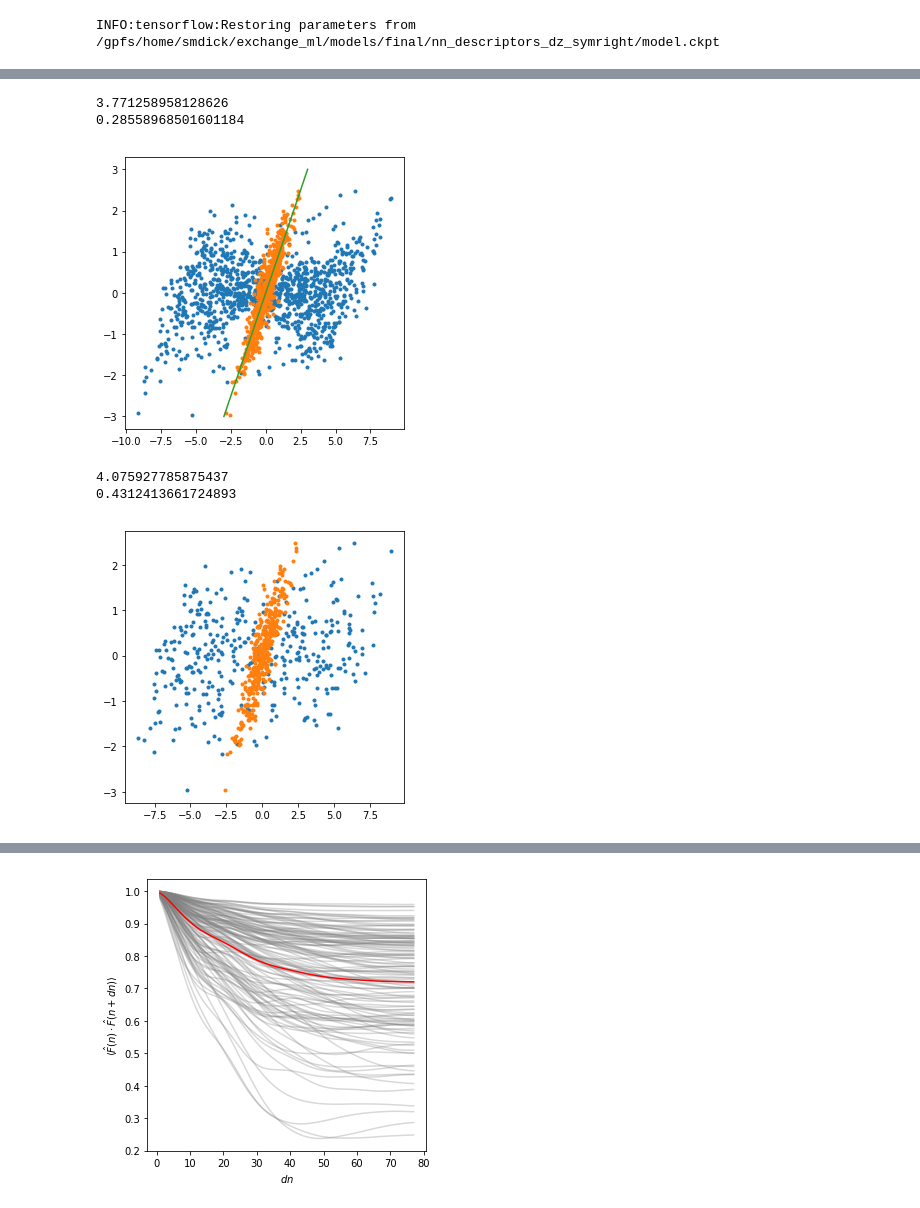
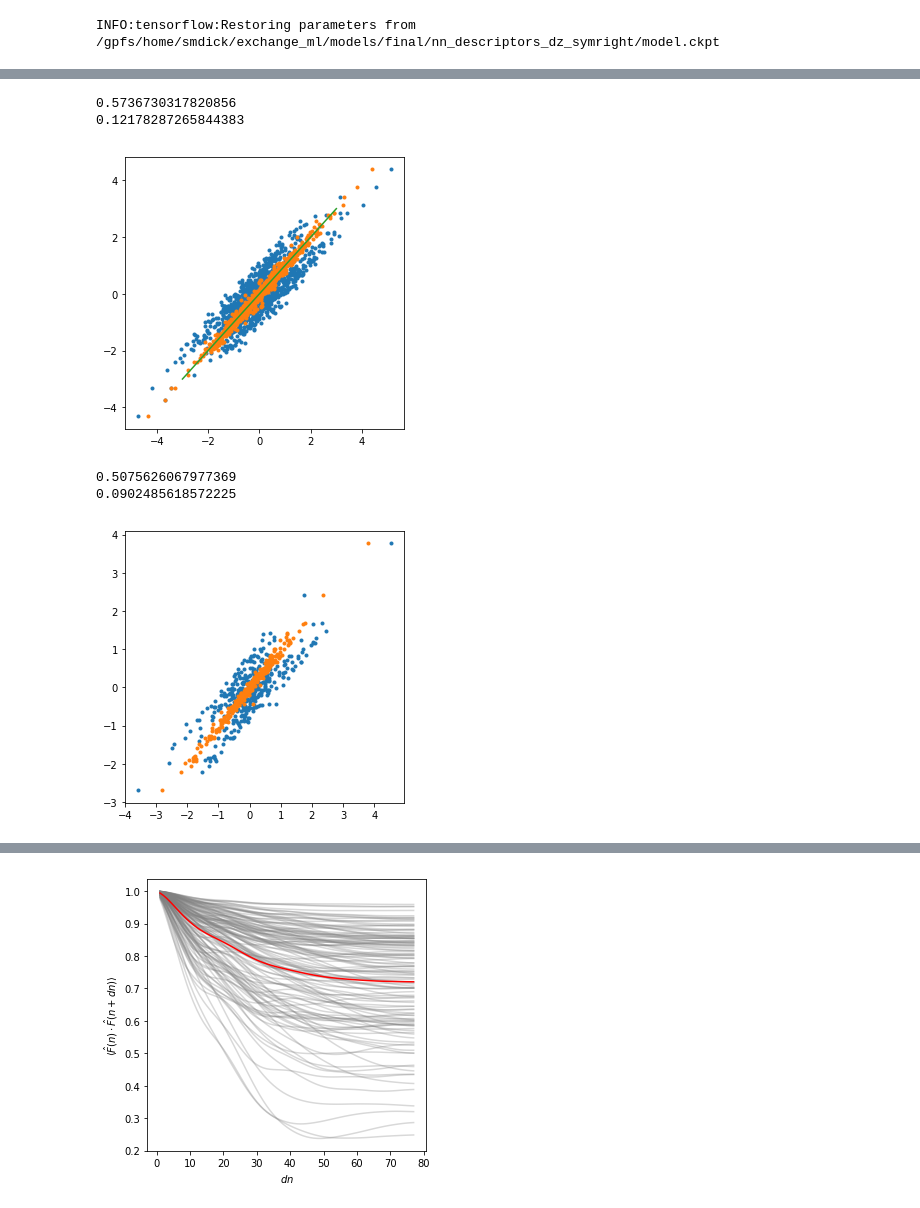
Before and after one commit to semodi/mlcf, a Jupyter notebook: analysis/test_along_traj.ipynb, the cells around one changed output, grey strips where cells are left out. Cells and saved outputs as stored; diff of their text form; code cells hidden in the pictures.

```diff
--- a/analysis/test_along_traj.ipynb
+++ b/analysis/test_along_traj.ipynb
@@ -18,9 +18,9 @@ Using TensorFlow backend.
 # %%
 basis = 'dz_custom'
 features = 'descr'
-path = '/gpfs/scratch/smdick/bugfix/md_siesta_uftombp_inf/'
-every = 1
-end = 100
+path = '/gpfs/scratch/smdick/bugfix/md_siesta_dz_to_mbp_300Ry/'
+every = 20
+end = 100000
 # %%
 #Load relevant models
 
@@ -215,21 +215,21 @@ print(np.std(forces_siesta[i].flatten() - forces_mbpol[i].flatten()))
 print(np.std(forces_corrected[i].flatten() - forces_mbpol[i].flatten()))
 # print(np.std(forces_siesta[i].flatten() - corrections.flatten() - forces_mbpol[i].flatten()))
 # %% [output]
-3.771258958128626
-0.28558968501601184
+0.5736730317820856
+0.12178287265844383
-[figure, old version]
+[figure, new version]
 # %%
-atom = 0
+atom = 1
 plot(forces_siesta[i,:,atom].flatten(), forces_mbpol[i,:, atom].flatten(), ls = '', marker = '.')
 plot(forces_corrected[i,:, atom].flatten(), forces_mbpol[i,:, atom].flatten(),ls = '', marker = '.')
 # plot(forces_siesta[i,:, atom].flatten() - corrections[:,atom].flatten(), forces_mbpol[i,:, atom].flatten(),ls = '', marker = '.')
 print(np.std(forces_siesta[i,:,atom].flatten() - forces_mbpol[i,:,atom].flatten()))
 print(np.std(forces_corrected[i,:,atom].flatten() - forces_mbpol[i,:,atom].flatten()))
 # print(np.std(forces_siesta[i,:,atom].flatten() - corrections[:,atom].flatten() - forces_mbpol[i, :, atom].flatten()))
 # %% [output]
-4.075927785875437
-0.4312413661724893
+0.5075626067977369
+0.0902485618572225
-[figure, old version]
+[figure, new version]
 # %%
 errors.shape
 # %% [output]
```
Also changed, not shown: parts of 7 cells of this notebook, 5 other files.
